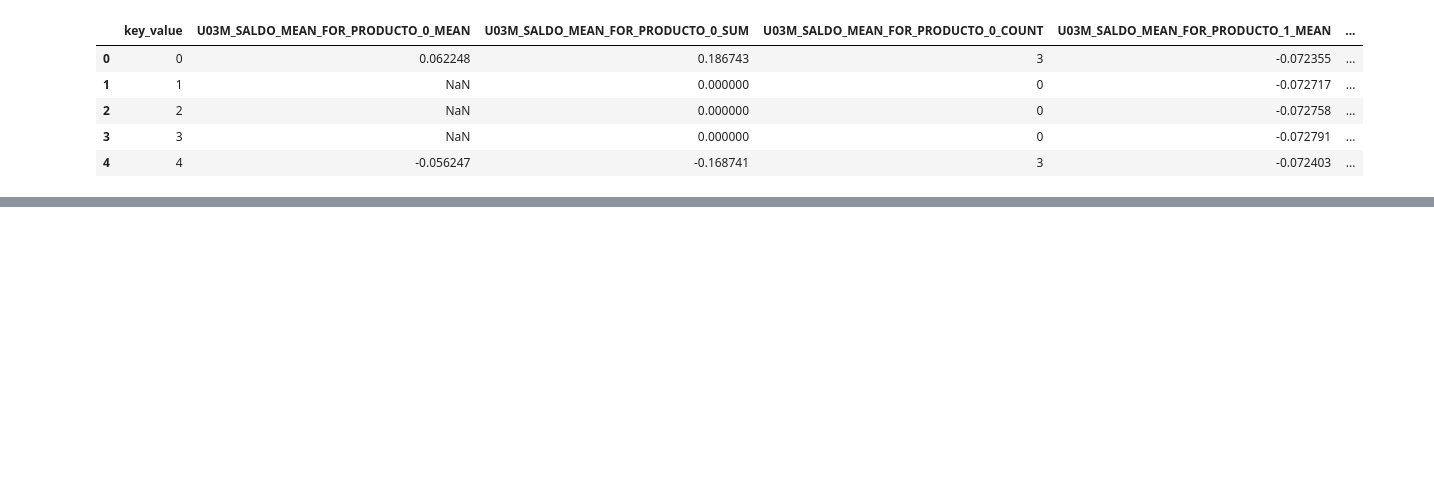
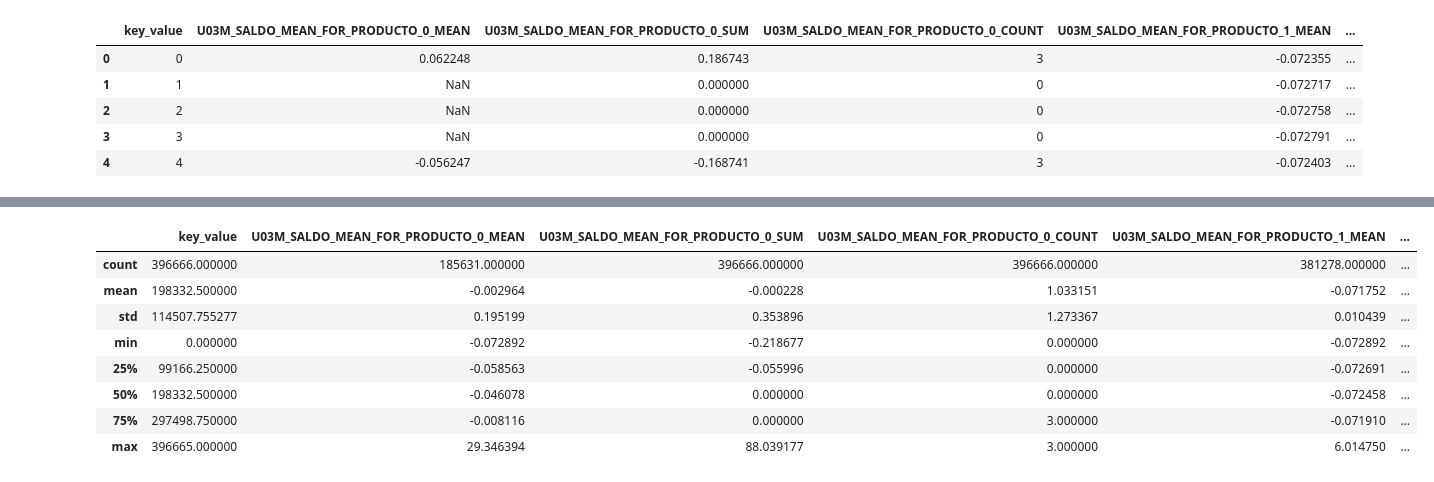
Before and after one commit to mlaricobar/solution-datathon-interbank-2020, a Jupyter notebook: [03] Feature Engineering.ipynb, the cells around one changed output, grey strips where cells are left out. Saved outputs shown, nothing was run; the diff lists cells and outputs as text; code cells hidden in the pictures; blank space fills up the shorter version.

```diff
--- a/[03] Feature Engineering.ipynb
+++ b/[03] Feature Engineering.ipynb
@@ -117,0 +82,13 @@ df_rcc_crosstab.head(10)
+# %%
+df_rcc_test_crosstab = (pd.crosstab(index=[df_rcc_test.key_value, df_rcc_test.codmes],
+                               columns=df_rcc_test[cat_col],
+                               values=df_rcc_test[numeric_value],
+                               aggfunc=agg_func)
+                    .reset_index(drop=False)
+                    .reset_index(drop=True))
+df_rcc_test_crosstab.columns = ["{0}_{1}_FOR_{2}_{3}".format(numeric_value.upper(), agg_func.upper(), cat_col, c) if c not in ["key_value", "codmes"] else c for c in df_rcc_test_crosstab.columns]
+
+feat_cols = [c for c in df_rcc_test_crosstab.columns if "{0}_".format(cat_col) in c]
+df_rcc_test_crosstab["MEAN_OF_{0}_{1}_FOR_ALL_{2}".format(numeric_value.upper(), agg_func.upper(), cat_col)] = df_rcc_test_crosstab[feat_cols].mean(axis=1)
+df_rcc_test_crosstab["SUM_OF_{0}_{1}_FOR_ALL_{2}".format(numeric_value.upper(), agg_func.upper(), cat_col)] = df_rcc_test_crosstab[feat_cols].sum(axis=1)
+df_rcc_test_crosstab["COUNT_OF_{0}_{1}_FOR_ALL_{2}".format(numeric_value.upper(), agg_func.upper(), cat_col)] = df_rcc_test_crosstab[feat_cols].count(axis=1)
@@ -121,6 +101,12 @@ month_dict = {"U12M": [201802, 201801, 201712, 201711, 201710, 201709, 201708, 2
               "U03M": [201802, 201801, 201712],
               "U01M": [201802]
               }
+
+month_dict_test = {"U12M": [201902, 201901, 201812, 201811, 201810, 201809, 201808, 201807, 201806, 201805, 201804, 201803],
+              "U06M": [201902, 201901, 201812, 201811, 201810, 201809],
+              "U03M": [201902, 201901, 201812],
+              "U01M": [201902]
+              }
 # %%
 def diff_months(codmes_ini, codmes_fin):
   r = relativedelta.relativedelta(datetime.strptime(str(int(codmes_fin)), '%Y%m'), datetime.strptime(str(int(codmes_ini)), '%Y%m'))
@@ -150,12 +121,24 @@ df_rcc_agg = (df_rcc_crosstab.loc[df_rcc_crosstab["codmes"].isin(month_dict[mont
                              .agg(agg_col_dict)
                 )
 df_rcc_agg.columns = [month_level + "_" + "_".join(c).upper() if c[-1] != "" else c[0] for c in df_rcc_agg.columns]
+
+df_rcc_test_agg = (df_rcc_test_crosstab.loc[df_rcc_test_crosstab["codmes"].isin(month_dict_test[month_level])]
+                             .groupby(["key_value"], as_index=False)
+                             .agg(agg_col_dict)
+                )
+df_rcc_test_agg.columns = [month_level + "_" + "_".join(c).upper() if c[-1] != "" else c[0] for c in df_rcc_test_agg.columns]
 # %%
 df_rcc_agg["{0}_RECENCY".format(month_level)] = df_rcc_agg.apply(lambda row: diff_months(row["{0}_CODMES_LAST".format(month_level)], 201803), axis=1)
 df_rcc_agg["{0}_LONG_RECENCY".format(month_level)] = df_rcc_agg.apply(lambda row: diff_months(row["{0}_CODMES_FIRST".format(month_level)], 201803), axis=1)
 df_rcc_agg["{0}_DIFF_MONTHS_FIRST_LAST".format(month_level)] = df_rcc_agg.apply(lambda row: diff_months(row["{0}_CODMES_FIRST".format(month_level)], row["{0}_CODMES_LAST".format(month_level)]), axis=1)
 del df_rcc_agg["{0}_CODMES_FIRST".format(month_level)]
 del df_rcc_agg["{0}_CODMES_LAST".format(month_level)]
+
+df_rcc_test_agg["{0}_RECENCY".format(month_level)] = df_rcc_test_agg.apply(lambda row: diff_months(row["{0}_CODMES_LAST".format(month_level)], 201903), axis=1)
+df_rcc_test_agg["{0}_LONG_RECENCY".format(month_level)] = df_rcc_test_agg.apply(lambda row: diff_months(row["{0}_CODMES_FIRST".format(month_level)], 201903), axis=1)
+df_rcc_test_agg["{0}_DIFF_MONTHS_FIRST_LAST".format(month_level)] = df_rcc_test_agg.apply(lambda row: diff_months(row["{0}_CODMES_FIRST".format(month_level)], row["{0}_CODMES_LAST".format(month_level)]), axis=1)
+del df_rcc_test_agg["{0}_CODMES_FIRST".format(month_level)]
+del df_rcc_test_agg["{0}_CODMES_LAST".format(month_level)]
 # %%
 df_rcc_agg.head()
 # %% [output]
@@ -168,2 +176,14 @@ df_rcc_agg.head()
+# %%
+df_rcc_test_agg.describe()
+# %% [output]
+|  | key_value | U03M_SALDO_MEAN_FOR_PRODUCTO_0_MEAN | U03M_SALDO_MEAN_FOR_PRODUCTO_0_SUM | U03M_SALDO_MEAN_FOR_PRODUCTO_0_COUNT | U03M_SALDO_MEAN_FOR_PRODUCTO_1_MEAN | ... |
+| count | 396666.000000 | 185631.000000 | 396666.000000 | 396666.000000 | 381278.000000 | ... |
+| mean | 198332.500000 | -0.002964 | -0.000228 | 1.033151 | -0.071752 | ... |
+| std | 114507.755277 | 0.195199 | 0.353896 | 1.273367 | 0.010439 | ... |
+| min | 0.000000 | -0.072892 | -0.218677 | 0.000000 | -0.072892 | ... |
+| 25% | 99166.250000 | -0.058563 | -0.055996 | 0.000000 | -0.072691 | ... |
+| 50% | 198332.500000 | -0.046078 | 0.000000 | 0.000000 | -0.072458 | ... |
+| 75% | 297498.750000 | -0.008116 | 0.000000 | 3.000000 | -0.071910 | ... |
+| max | 396665.000000 | 29.346394 | 88.039177 | 3.000000 | 6.014750 | ... |
 # %%
 df_rcc_agg.to_csv("[01] Intermediate/ds_rcc.csv", index=False)
```
Also changed, not shown: parts of 23 cells of this notebook.
